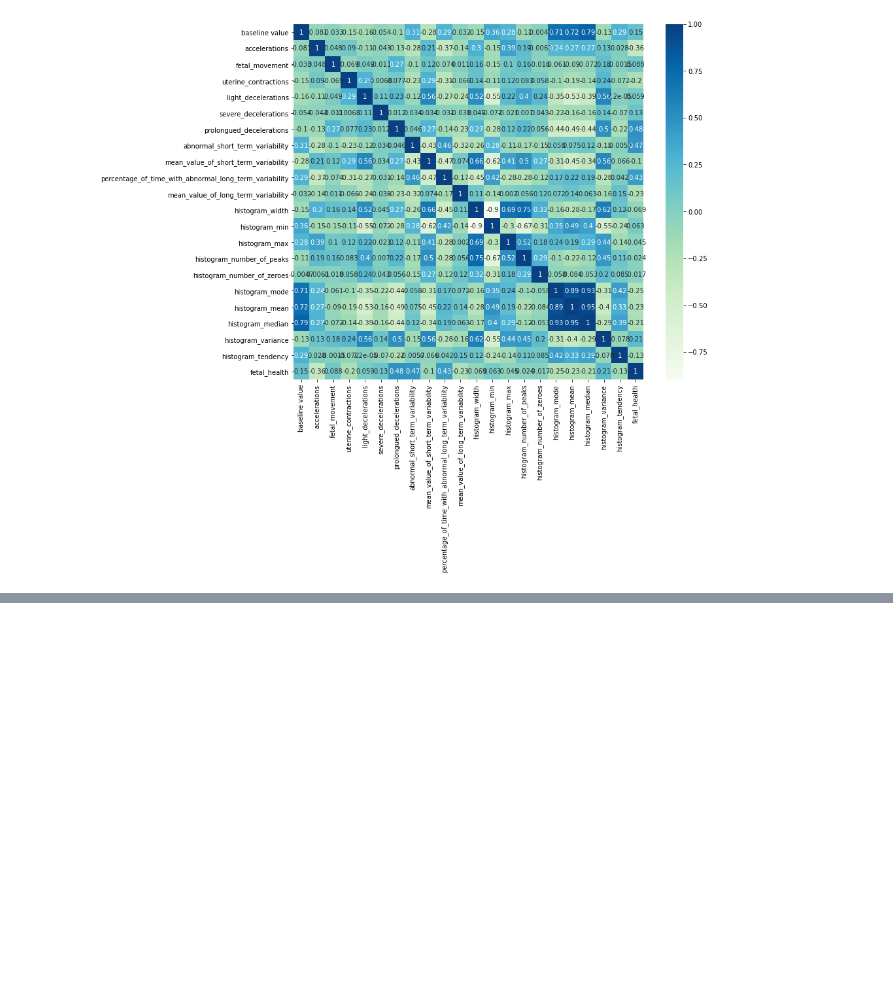
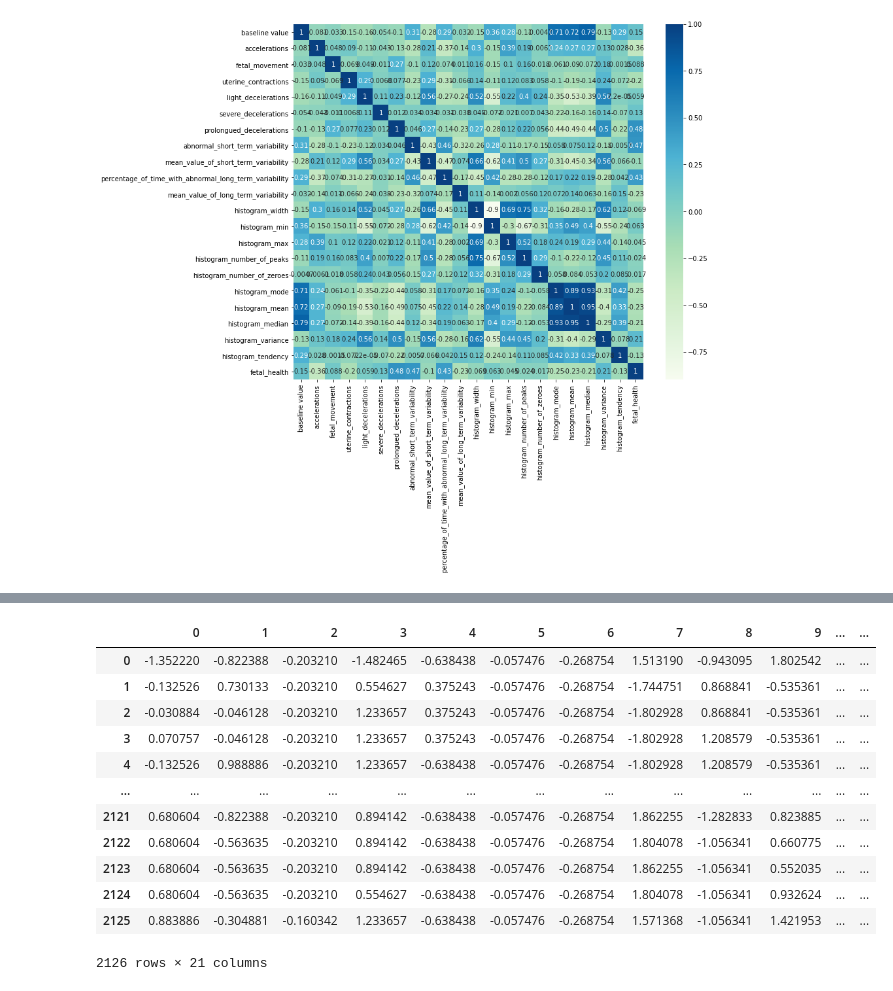
Before and after one commit to georgeob/Drzik_NS2021, a Jupyter notebook: Drzik_NS2021.ipynb, the cells around one changed output, grey strips where cells are left out. Cells and saved outputs as stored; diff of their text form; code cells hidden in the pictures; blank space fills up the shorter version.

```diff
--- a/Drzik_NS2021.ipynb
+++ b/Drzik_NS2021.ipynb
@@ -162,0 +176,34 @@ sns.heatmap(data.corr(), annot=True, cmap = "GnBu")
+# %%
+# Do premennej X_vstup vložíme všetky dáta od 0 do 20 (vrátane) stĺpca, pretože to sú práve všetky charakteristiky z CTG.
+X_vstup = data.iloc[:,0:21].values
+
+# Do premennej Y_vystup vložíme všetky dáta posledného (21.) stĺpca, čo predstavuje práve zdravotný stav plodu.
+Y_vystup = data.iloc[:,21].values
+
+# Škálujeme dáta a výsledok uložíme do premennej X.
+standard_scaler = StandardScaler()
+X =  standard_scaler.fit_transform(X_vstup)
+
+#Hodnoty 1.0, 2.0 a 3.0 prevedieme na binárnu kategorickú premennú pomocou knižnice keras a pomocou metódy
+# np_utils.to_categorical, ktorej parametrom je práve Y_vystup.
+Y = np_utils.to_categorical(Y_vystup)
+# Keďže naše hodnoty sú indeované od 1 a nie od 0 a práve táto metóda od keras očakáva indexovanie od nuly, musíme
+# prvý stĺpec odstrániť, keďže bol vo výsledku zahrnutý.
+Y = Y[:,[1,2,3]]
+# %%
+# Zobrazíme si zoškálované dáta v prehľadnej forme
+pd.DataFrame(X)
+# %% [output]
+|  | 0 | 1 | 2 | 3 | 4 | 5 | 6 | 7 | 8 | 9 | ... | ... |
+| 0 | -1.352220 | -0.822388 | -0.203210 | -1.482465 | -0.638438 | -0.057476 | -0.268754 | 1.513190 | -0.943095 | 1.802542 | ... | ... |
+| 1 | -0.132526 | 0.730133 | -0.203210 | 0.554627 | 0.375243 | -0.057476 | -0.268754 | -1.744751 | 0.868841 | -0.535361 | ... | ... |
+| 2 | -0.030884 | -0.046128 | -0.203210 | 1.233657 | 0.375243 | -0.057476 | -0.268754 | -1.802928 | 0.868841 | -0.535361 | ... | ... |
+| 3 | 0.070757 | -0.046128 | -0.203210 | 1.233657 | 0.375243 | -0.057476 | -0.268754 | -1.802928 | 1.208579 | -0.535361 | ... | ... |
+| 4 | -0.132526 | 0.988886 | -0.203210 | 1.233657 | -0.638438 | -0.057476 | -0.268754 | -1.802928 | 1.208579 | -0.535361 | ... | ... |
+| ... | ... | ... | ... | ... | ... | ... | ... | ... | ... | ... | ... | ... |
+| 2121 | 0.680604 | -0.822388 | -0.203210 | 0.894142 | -0.638438 | -0.057476 | -0.268754 | 1.862255 | -1.282833 | 0.823885 | ... | ... |
+| 2122 | 0.680604 | -0.563635 | -0.203210 | 0.894142 | -0.638438 | -0.057476 | -0.268754 | 1.804078 | -1.056341 | 0.660775 | ... | ... |
+| 2123 | 0.680604 | -0.563635 | -0.203210 | 0.894142 | -0.638438 | -0.057476 | -0.268754 | 1.862255 | -1.056341 | 0.552035 | ... | ... |
+| 2124 | 0.680604 | -0.563635 | -0.203210 | 0.554627 | -0.638438 | -0.057476 | -0.268754 | 1.804078 | -1.056341 | 0.932624 | ... | ... |
+| 2125 | 0.883886 | -0.304881 | -0.160342 | 1.233657 | -0.638438 | -0.057476 | -0.268754 | 1.571368 | -1.056341 | 1.421953 | ... | ... |
+2126 rows × 21 columns
```
Also changed, not shown: parts of 15 cells of this notebook.
